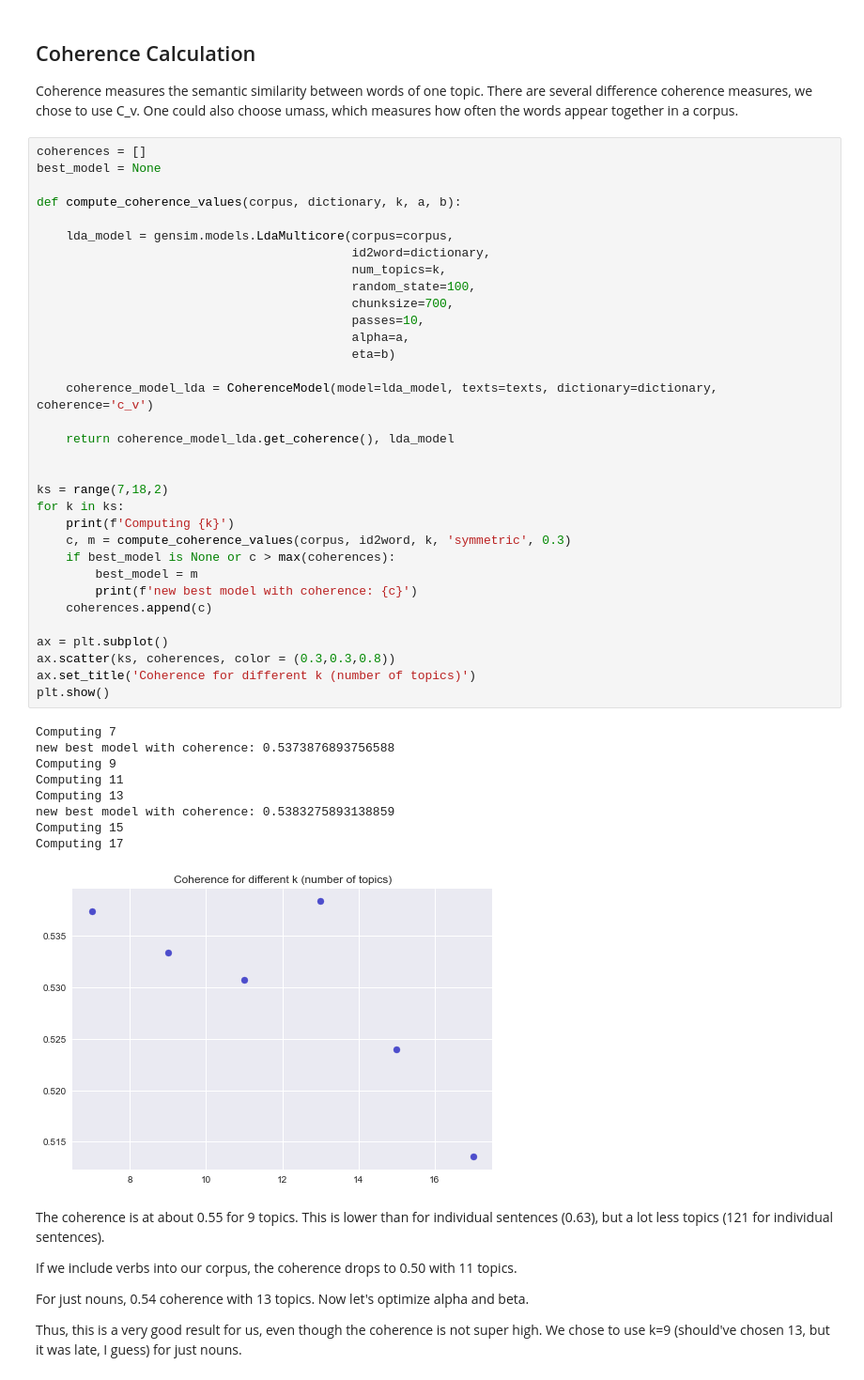
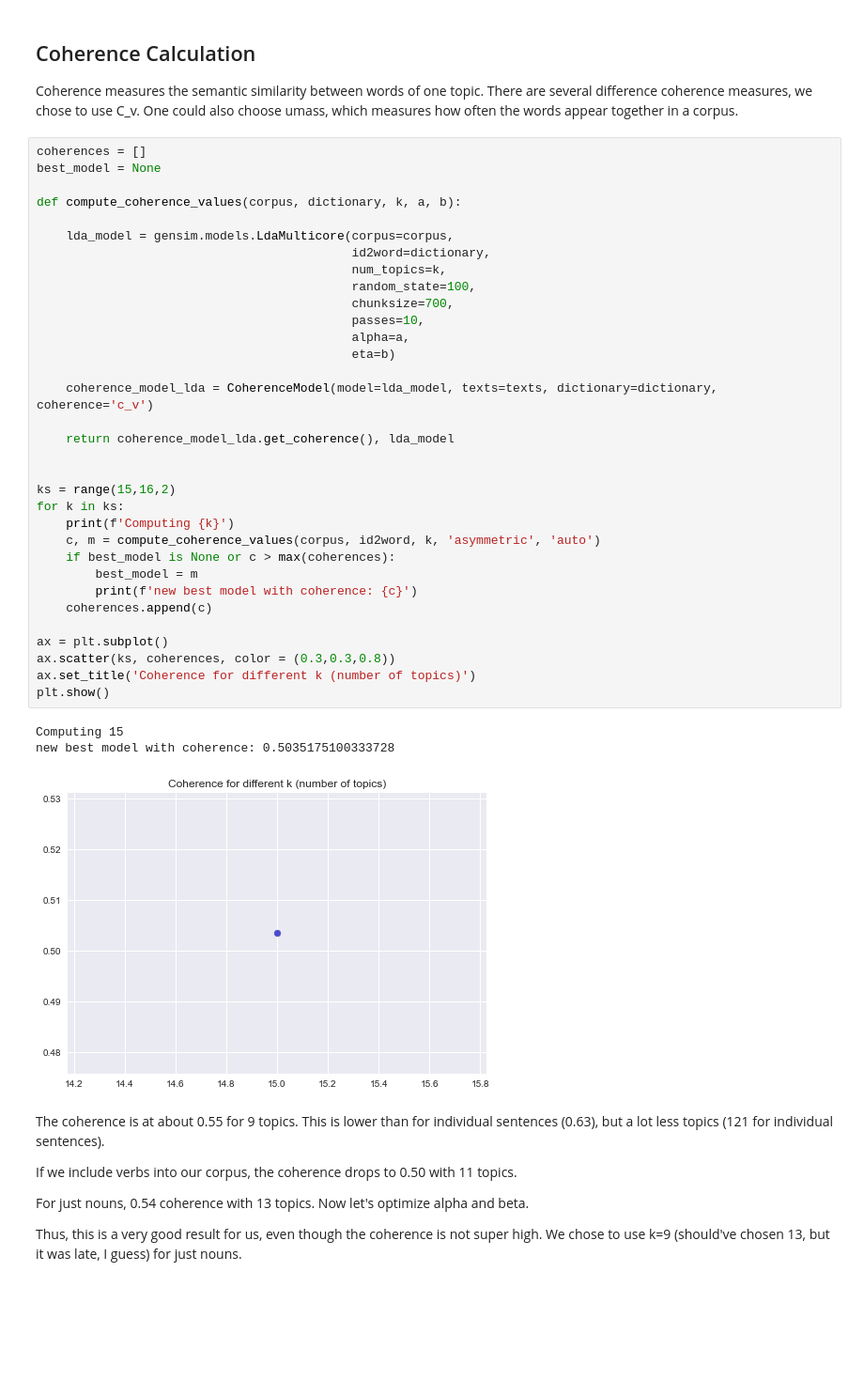
Before and after one commit to lhestermeyer/yelp, a Jupyter notebook: notebooks/20_RestaurantRatingChanges.ipynb, the cells around one changed output. Shown at 94% size. Drawn from its saved outputs; the diff is of its cells as text; blank space fills up the shorter version.

Commit message:
added another model.

```diff
--- a/notebooks/20_RestaurantRatingChanges.ipynb
+++ b/notebooks/20_RestaurantRatingChanges.ipynb
@@ -572,43 +575,37 @@ best_model = None
 
 def compute_coherence_values(corpus, dictionary, k, a, b):
 
     lda_model = gensim.models.LdaMulticore(corpus=corpus,
                                            id2word=dictionary,
                                            num_topics=k,
                                            random_state=100,
                                            chunksize=700,
                                            passes=10,
                                            alpha=a,
                                            eta=b)
 
     coherence_model_lda = CoherenceModel(model=lda_model, texts=texts, dictionary=dictionary, coherence='c_v')
 
     return coherence_model_lda.get_coherence(), lda_model
 
 
-ks = range(7,18,2)
+ks = range(15,16,2)
 for k in ks:
     print(f'Computing {k}')
-    c, m = compute_coherence_values(corpus, id2word, k, 'symmetric', 0.3)
+    c, m = compute_coherence_values(corpus, id2word, k, 'asymmetric', 'auto')
     if best_model is None or c > max(coherences):
         best_model = m
         print(f'new best model with coherence: {c}')
     coherences.append(c)
 
 ax = plt.subplot()
 ax.scatter(ks, coherences, color = (0.3,0.3,0.8))
 ax.set_title('Coherence for different k (number of topics)')
 plt.show()
 # %% [output]
-Computing 7
-new best model with coherence: 0.5373876893756588
-Computing 9
-Computing 11
-Computing 13
-new best model with coherence: 0.5383275893138859
 Computing 15
-Computing 17
+new best model with coherence: 0.5035175100333728
-[figure, old version]
+[figure, new version]
 # %% [markdown]
 The coherence is at about 0.55 for 9 topics. This is lower than for individual sentences (0.63), but a lot less topics (121 for individual sentences).
 
```
Also changed, not shown: parts of 10 cells of this notebook, 11 other files.
